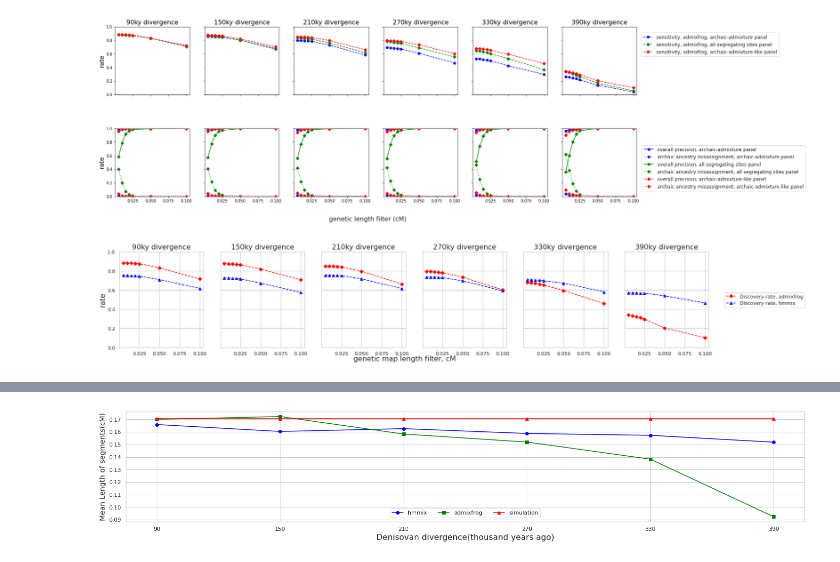
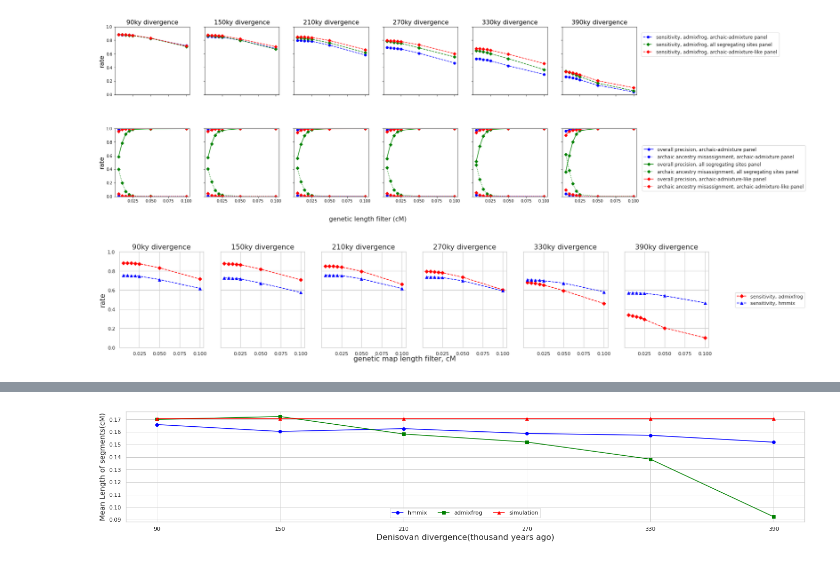
Before and after one commit to jqjqyangjq/DenAdmix_Sim, a Jupyter notebook: make_sim_figure.ipynb, the cells around one changed output, grey strips where cells are left out. Cells and saved outputs as stored; diff of their text form; code cells hidden in the pictures.

Commit message:
update figures used in Manuscript

```diff
--- a/make_sim_figure.ipynb
+++ b/make_sim_figure.ipynb
@@ -294,33 +294,33 @@ for panel, t in zip(range(0,6), ['90','150','210','270', '330','390']):
         color = colors.get(method, 'black')
         shape = shapes.get(method, 'o')
         linestyle = linestyles.get(min_match, 'solid')
 
         #Plot accuracy
         if method == "hmm":
-            axes[panel].plot(group['min_map'], group['sensitivity'], label=f'Discovery rate, hmmix',
+            axes[panel].plot(group['min_map'], group['sensitivity'], label=f'sensitivity, hmmix',
                 color="blue", marker=shape, linestyle="dashed")
         elif method == "frog_den_AA":
-            axes[panel].plot(group['min_map'], group['sensitivity'], label=f'Discovery rate, admixfrog',
+            axes[panel].plot(group['min_map'], group['sensitivity'], label=f'sensitivity, admixfrog',
                 color="red", marker=shape, linestyle="dashed")
 
         axes[panel].set_title(f"{t}ky divergence", fontsize = 16)
         axes[panel].set_ylim(0, 1)
         if panel == 0:
             axes[panel].set_ylabel('rate', fontsize = 16)
 
     # Add a single title, shared x and y labels
     if s == "nea":
         ss = "Neanderthal segments"
     elif s =="den":
         ss = "Denisovan Segments"
     #fig.suptitle(f'Accuracy / Sensitivity For {ss}'+f', {t} kya divergence, '+f"sampled at {s_time}", fontsize=16)
     fig.supxlabel('genetic map length filter, cM', fontsize=16)
     #fig.supylabel('rate', fontsize=12)
     # Combine all legends into one
 handles, labels = axes[0].get_legend_handles_labels()
 lgd = fig.legend(handles, labels, loc='center right', bbox_to_anchor=(1.03, 0.5), ncol=1)
 
 
 plt.show()
 # %% [output]
-[figure, old version]
+[figure, new version]
```
Also changed, not shown: parts of 1 cell of this notebook, 16 other files.
